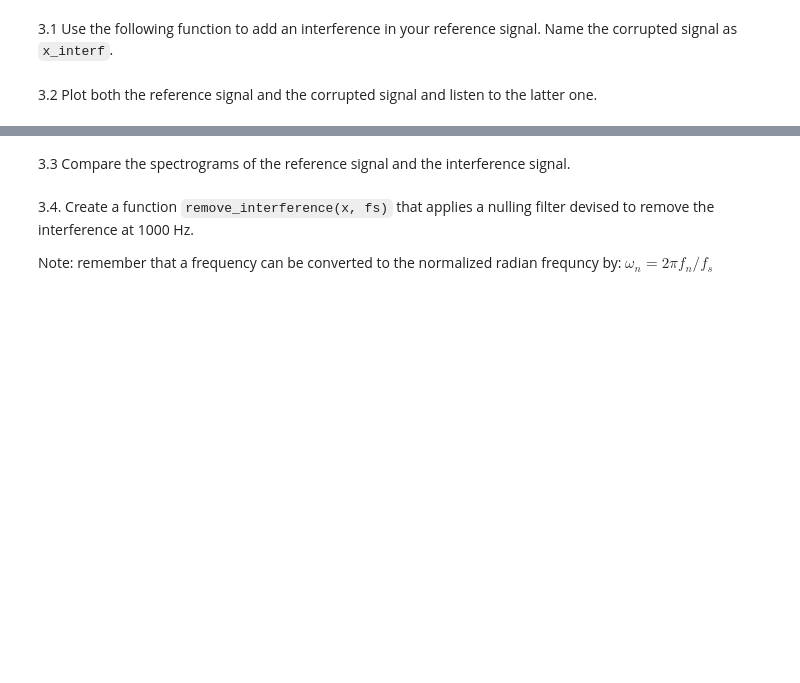
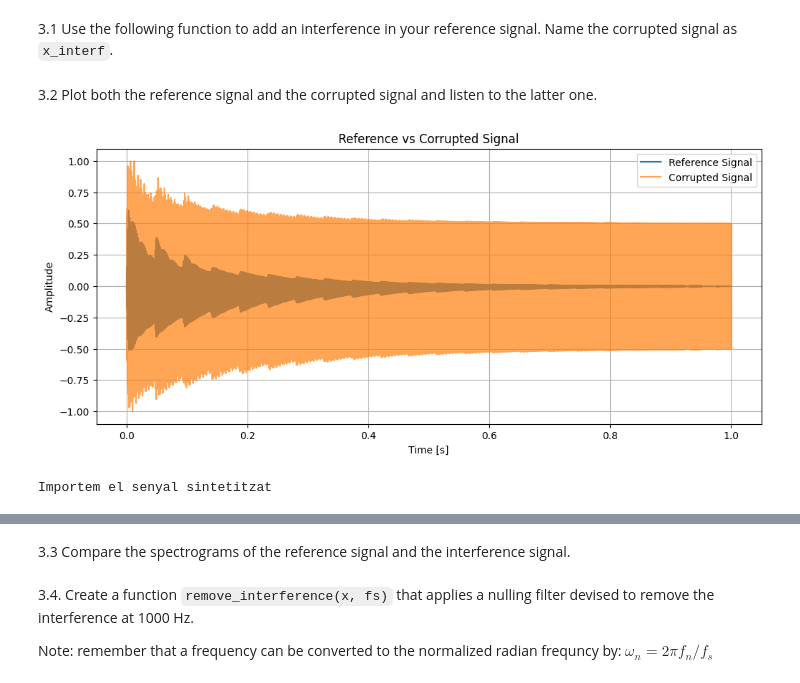
Before and after one commit to bernatnogueras/sis1_group202_bernat, a Jupyter notebook: labs/Lab5.ipynb, the cells around one changed output, grey strips where cells are left out. Cells and saved outputs as stored; diff of their text form; code cells hidden in the pictures; blank space fills up the shorter version.

```diff
--- a/labs/Lab5.ipynb
+++ b/labs/Lab5.ipynb
@@ -137,2 +131,12 @@ def add_interference(x, fs):
+# %%
+def add_interference(x, fs):
+  t = np.arange(len(x)) / fs
+  f_interf = 0.5 * fs / 2  #Utilitzem Nyquist (posem 0.5 per veure l'efecte del filtre a la meitat)
+  A_interf = 0.5
+
+  interference = A_interf * np.cos(2*np.pi*f_interf*t)
+  x_interf = x + interference
+
+  return x_interf
 # %% [markdown]
 3.2 Plot both the reference signal and the corrupted signal and listen to the latter one.
@@ -140,0 +143,21 @@ def add_interference(x, fs):
+# %%
+from IPython.display import Audio
+
+x_interf = add_interference(ref, fs)
+t = np.arange(len(ref)) / fs
+
+plt.figure(figsize=(12,5))
+plt.plot(t, ref, label='Reference Signal')
+plt.plot(t, x_interf, label='Corrupted Signal', alpha=0.7)
+plt.title('Reference vs Corrupted Signal')
+plt.xlabel("Time [s]")
+plt.ylabel("Amplitude")
+plt.legend()
+plt.grid(True)
+plt.show()
+
+print("Importem el senyal sintetitzat")
+display(Audio(x_interf, rate = fs)) #Escoltem el senyal sintetitzat
+# %% [output]
+[figure, added]
+Importem el senyal sintetitzat
```
Also changed, not shown: parts of 7 cells of this notebook, 1 other file.
